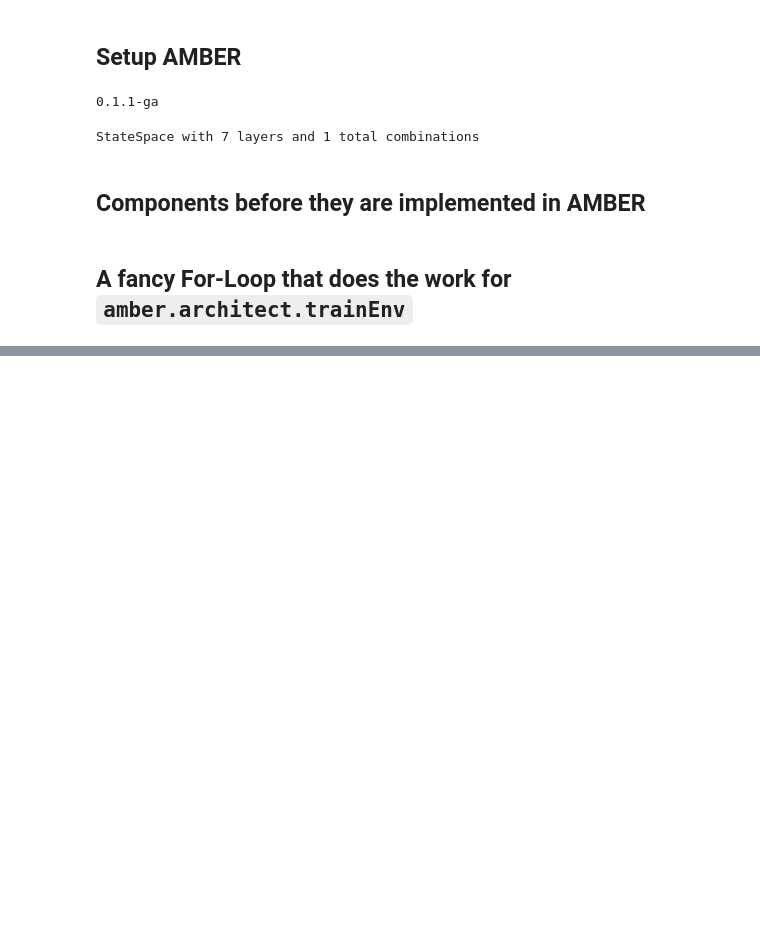
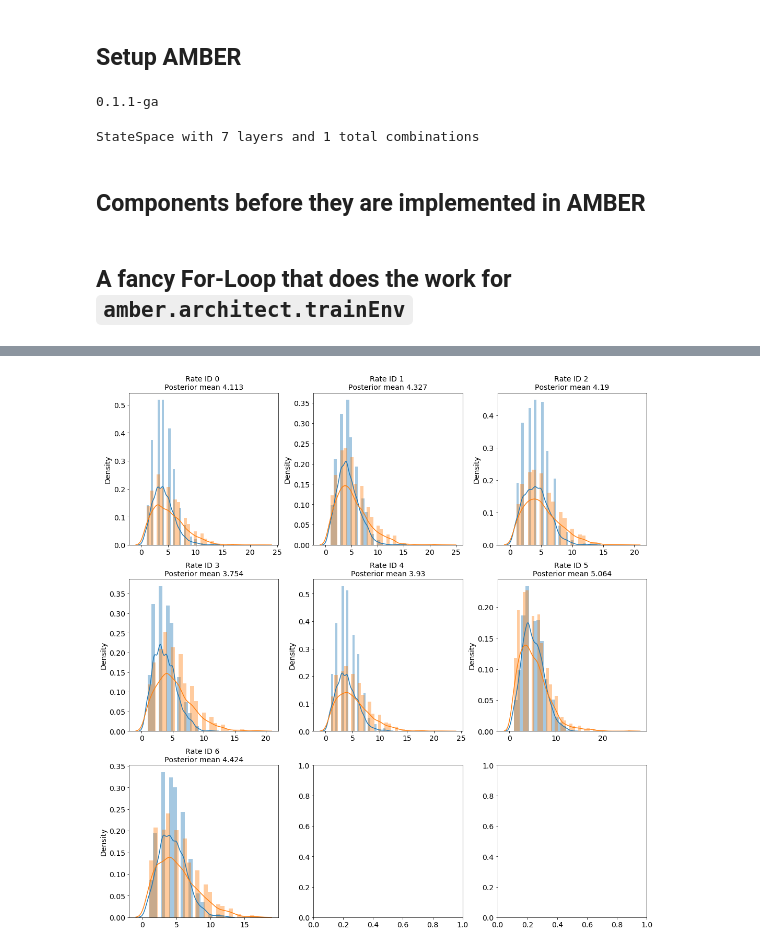
Before and after one commit to zj-zhang/Elektrum, a Jupyter notebook: notebooks/03-runAmber.ipynb, the cells around one changed output, grey strips where cells are left out. Saved outputs shown, nothing was run; the diff lists cells and outputs as text; code cells hidden in the pictures; blank space fills up the shorter version.

```diff
--- a/notebooks/03-runAmber.ipynb
+++ b/notebooks/03-runAmber.ipynb
@@ -290,23 +299,19 @@ fig.tight_layout()
 # %%
 # CONV RANGE
 fig, axs_ = plt.subplots(3,3, figsize=(15,15))
 axs = [axs_[i][j] for i in range(len(axs_)) for j in range(len(axs_[i]))]
 for k in controller.model_space_probs:
     if k[-1] == 'RANGE_D':
         d = controller.model_space_probs[k].sample(size=1000)
         ax = axs[k[0]]
-        _ = sns.distplot(d, ax=ax)
-        _ = sns.distplot(controller.model_space_probs[k].prior_dist, label="Prior", ax=ax)
-        if k[0] < 7:
-            D = kinn_gr.model_params['Rates'][k[0]]['input_range'][1] - kinn_gr.model_params['Rates'][k[0]]['input_range'][0]
-            _ = ax.axvline(x=D,linestyle='--', color='grey')
-            _ = ax.set_title(
-                ' '.join(['Rate ID', str(k[0]), '\nPosterior mean', str(np.mean(d)), '\nGround truth', str(D)])
-            )
-        else:
-            _ = ax.set_title(
+        sns.distplot(d, ax=ax)
+        sns.distplot(controller.model_space_probs[k].prior_dist, label="Prior", ax=ax)
+        ax.set_title(
                 ' '.join(['Rate ID', str(k[0]), '\nPosterior mean', str(np.mean(d))]))
         #_ = ax.set_xlim(0,20)
 fig.tight_layout()
+fig.savefig("range_d.png")
+# %% [output]
+[figure, added]
 # %%
 # EDGE PRESENCE
```
Also changed, not shown: parts of 8 cells of this notebook, 4 other files.
